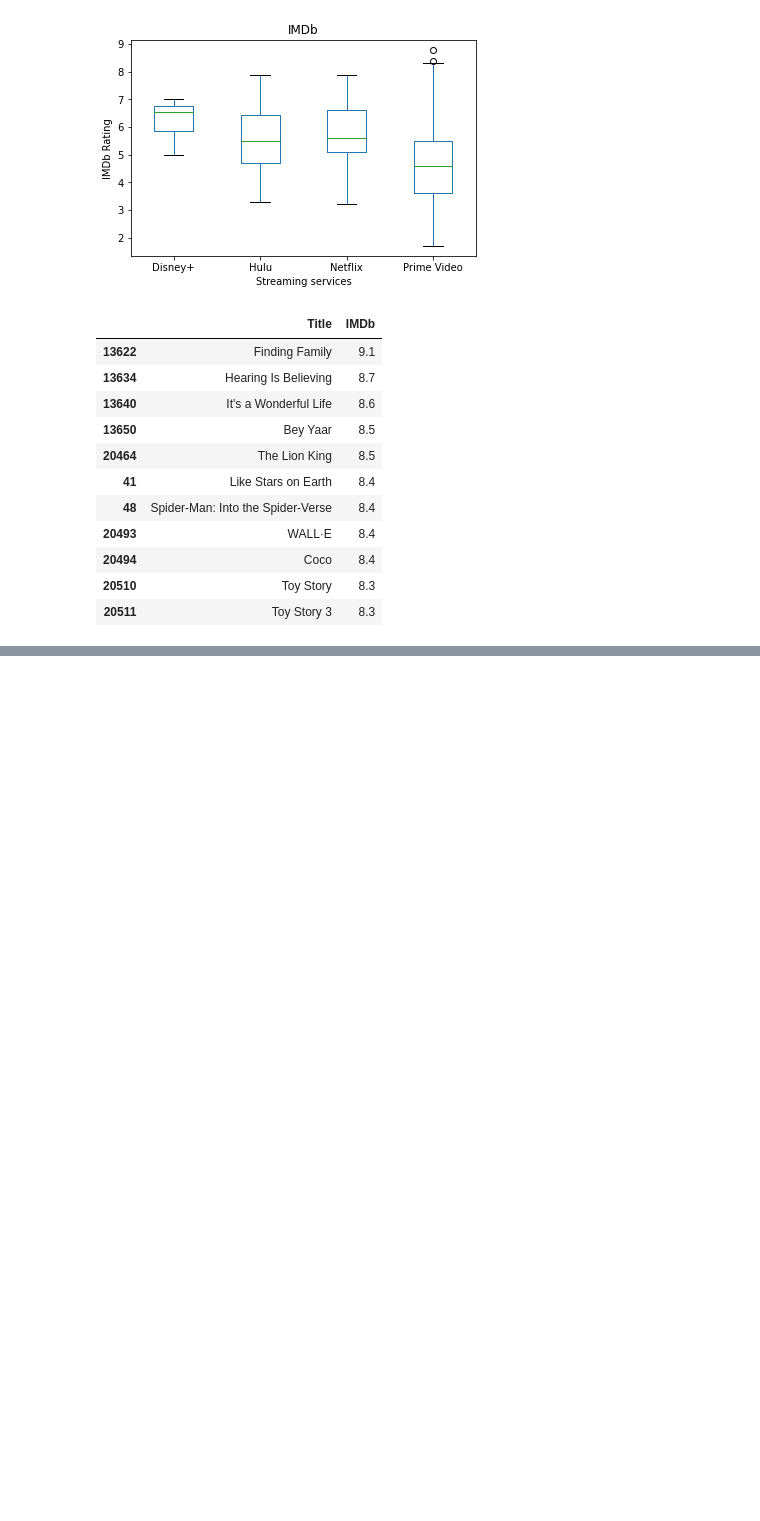
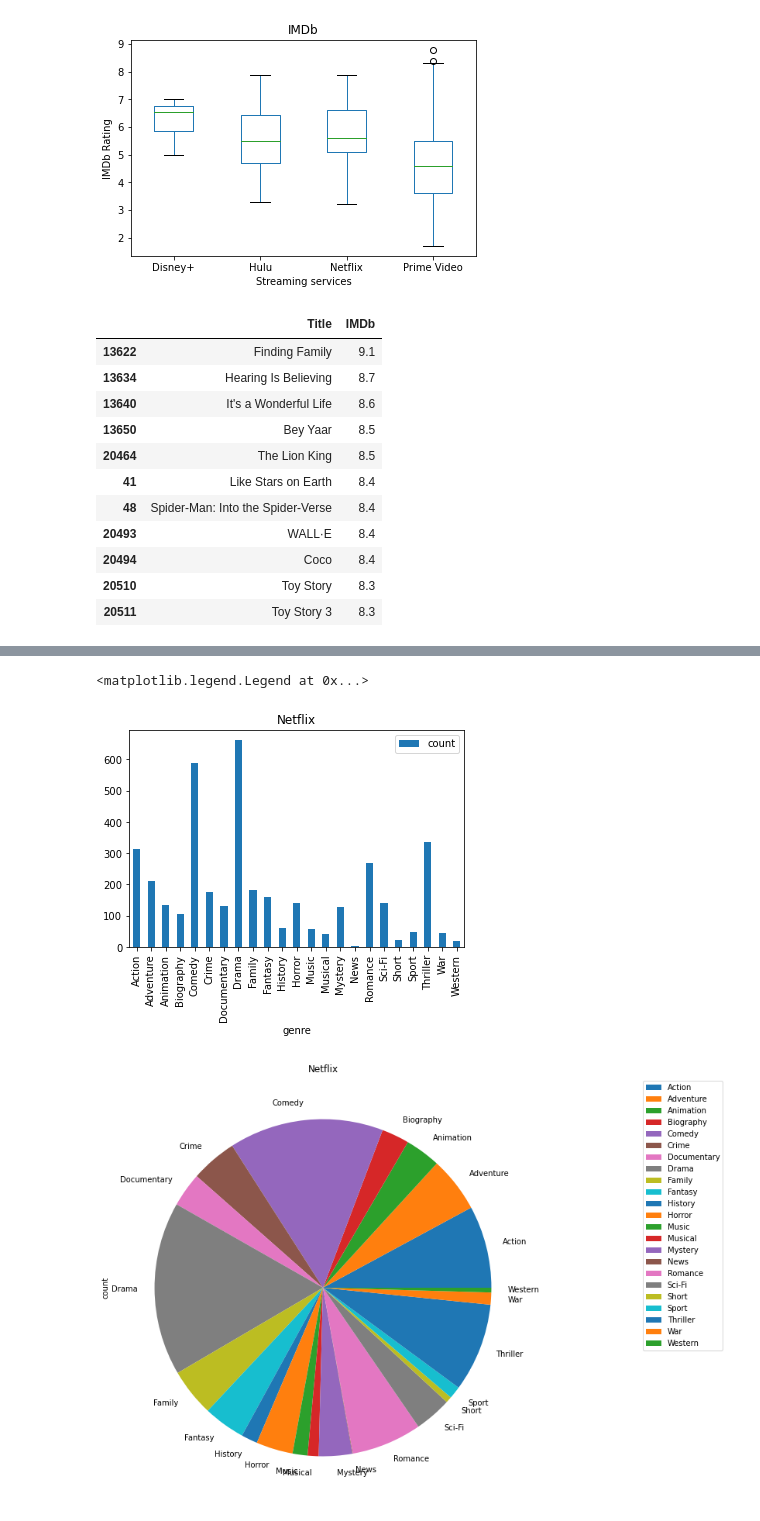
Before and after one commit to RoLDT/project-one-nesfils, a Jupyter notebook: Master Note.ipynb, the cells around one changed output, grey strips where cells are left out. Cells and saved outputs as stored; diff of their text form; code cells hidden in the pictures; blank space fills up the shorter version.

```diff
--- a/Master Note.ipynb
+++ b/Master Note.ipynb
@@ -839,0 +1051,10 @@ family_df[['Title','IMDb']][0:11]
+# %%
+netflixPlot = genre_count_Netflix.plot.bar(rot=90)
+plt.title("Netflix")
+netflixPlot = genre_count_Netflix.plot.pie(subplots=True,figsize=(10,10))
+plt.title("Netflix")
+plt.legend(bbox_to_anchor=(1.25,1),loc="upper left")
+# %% [output]
+<matplotlib.legend.Legend at 0x...>
+[figure, added]
+[figure, added]
```
Also changed, not shown: parts of 27 cells of this notebook.
